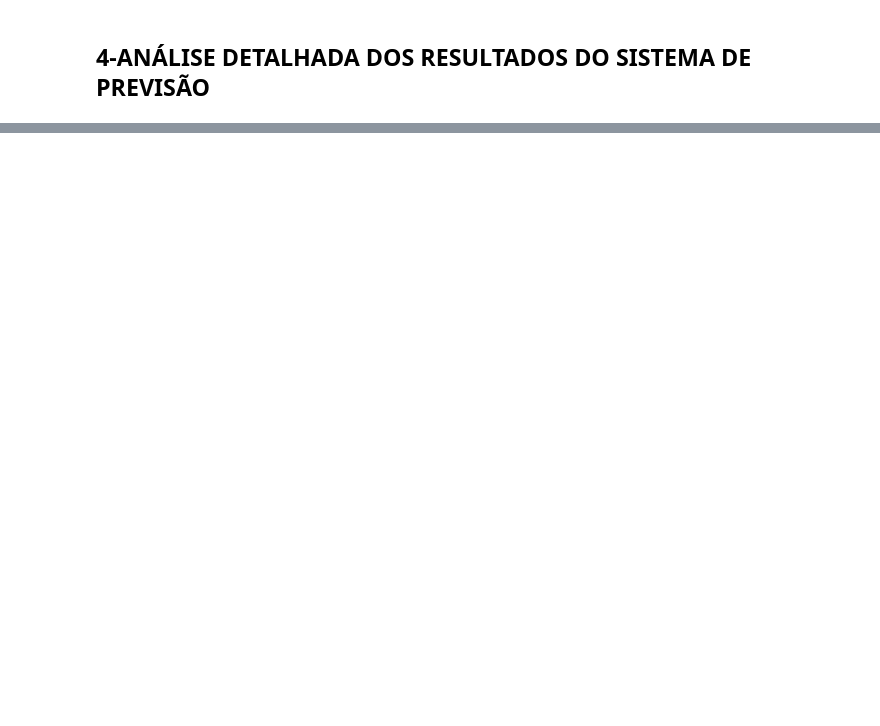
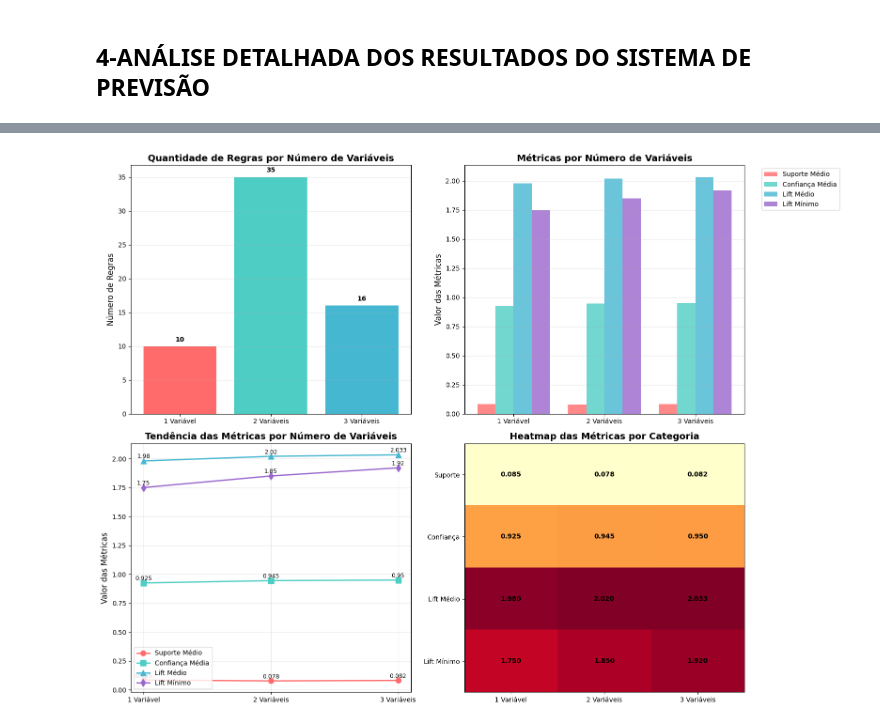
Before and after one commit to MarianoPieroni/FAI24_G06, a Jupyter notebook: Untitled-1.ipynb, the cells around one changed output, grey strips where cells are left out. Saved outputs shown, nothing was run; the diff lists cells and outputs as text; code cells hidden in the pictures; blank space fills up the shorter version.

```diff
--- a/Untitled-1.ipynb
+++ b/Untitled-1.ipynb
@@ -797,0 +994,86 @@ VISUALIZAÇOES DOS RESULTADOS
+# %%
+import matplotlib.pyplot as plt
+import pandas as pd
+import numpy as np
+
+# Dados baseados na sua análise
+categorias = ['1 Variável', '2 Variáveis', '3 Variáveis']
+quantidade_regras = [10, 35, 16]  # Ajuste conforme seus dados reais
+
+# Métricas por categoria (exemplo - ajuste com seus dados reais)
+suporte_medio = [0.085, 0.078, 0.082]
+confianca_media = [0.925, 0.945, 0.950]
+lift_medio = [1.980, 2.020, 2.033]
+lift_minimo = [1.750, 1.850, 1.920]  # Novo: lift mínimo por categoria
+
+# Criando os gráficos
+fig, ((ax1, ax2), (ax3, ax4)) = plt.subplots(2, 2, figsize=(16, 12))
+
+# Gráfico 1: Quantidade de regras por número de variáveis
+bars = ax1.bar(categorias, quantidade_regras, color=['#ff6b6b', '#4ecdc4', '#45b7d1'])
+ax1.set_title('Quantidade de Regras por Número de Variáveis', fontsize=14, fontweight='bold')
+ax1.set_ylabel('Número de Regras', fontsize=12)
+ax1.grid(axis='y', alpha=0.3)
+
+# Adicionar valores nas barras
+for bar in bars:
+    height = bar.get_height()
+    ax1.text(bar.get_x() + bar.get_width()/2., height + 0.5,
+             f'{int(height)}', ha='center', va='bottom', fontweight='bold')
+
+# Gráfico 2: Métricas médias por categoria (Barras agrupadas)
+x_pos = np.arange(len(categorias))
+width = 0.2
+
+bars1 = ax2.bar(x_pos - width*1.5, suporte_medio, width, label='Suporte Médio', color='#ff6b6b', alpha=0.8)
+bars2 = ax2.bar(x_pos - width*0.5, confianca_media, width, label='Confiança Média', color='#4ecdc4', alpha=0.8)
+bars3 = ax2.bar(x_pos + width*0.5, lift_medio, width, label='Lift Médio', color='#45b7d1', alpha=0.8)
+bars4 = ax2.bar(x_pos + width*1.5, lift_minimo, width, label='Lift Mínimo', color='#9966cc', alpha=0.8)
+
+ax2.set_title('Métricas por Número de Variáveis', fontsize=14, fontweight='bold')
+ax2.set_ylabel('Valor das Métricas', fontsize=12)
+ax2.set_xticks(x_pos)
+ax2.set_xticklabels(categorias)
+ax2.legend(bbox_to_anchor=(1.05, 1), loc='upper left')
+ax2.grid(axis='y', alpha=0.3)
+
+# Gráfico 3: Gráfico de linhas para tendências
+ax3.plot(categorias, suporte_medio, marker='o', linewidth=2, markersize=8, label='Suporte Médio', color='#ff6b6b')
+ax3.plot(categorias, confianca_media, marker='s', linewidth=2, markersize=8, label='Confiança Média', color='#4ecdc4')
+ax3.plot(categorias, lift_medio, marker='^', linewidth=2, markersize=8, label='Lift Médio', color='#45b7d1')
+ax3.plot(categorias, lift_minimo, marker='d', linewidth=2, markersize=8, label='Lift Mínimo', color='#9966cc')
+
+ax3.set_title('Tendência das Métricas por Número de Variáveis', fontsize=14, fontweight='bold')
+ax3.set_ylabel('Valor das Métricas', fontsize=12)
+ax3.legend()
+ax3.grid(True, alpha=0.3)
+
+# Adicionar valores nos pontos
+for i, (s, c, lm, lmin) in enumerate(zip(suporte_medio, confianca_media, lift_medio, lift_minimo)):
+    ax3.text(i, s + 0.01, f'{s}', ha='center', va='bottom', fontsize=9)
+    ax3.text(i, c + 0.01, f'{c}', ha='center', va='bottom', fontsize=9)
+    ax3.text(i, lm + 0.01, f'{lm}', ha='center', va='bottom', fontsize=9)
+    ax3.text(i, lmin + 0.01, f'{lmin}', ha='center', va='bottom', fontsize=9)
+
+# Gráfico 4: Heatmap de correlação entre métricas (visualização alternativa)
+metrics_data = np.array([suporte_medio, confianca_media, lift_medio, lift_minimo])
+metrics_names = ['Suporte', 'Confiança', 'Lift Médio', 'Lift Mínimo']
+
+im = ax4.imshow(metrics_data, cmap='YlOrRd', aspect='auto')
+
+ax4.set_xticks(range(len(categorias)))
+ax4.set_yticks(range(len(metrics_names)))
+ax4.set_xticklabels(categorias)
+ax4.set_yticklabels(metrics_names)
+ax4.set_title('Heatmap das Métricas por Categoria', fontsize=14, fontweight='bold')
+
+# Adicionar valores no heatmap
+for i in range(len(metrics_names)):
+    for j in range(len(categorias)):
+        text = ax4.text(j, i, f'{metrics_data[i, j]:.3f}',
+                       ha="center", va="center", color="black", fontweight='bold')
+
+plt.tight_layout()
+plt.show()
+# %% [output]
+[figure, added]
```
Also changed, not shown: parts of 41 cells of this notebook.
